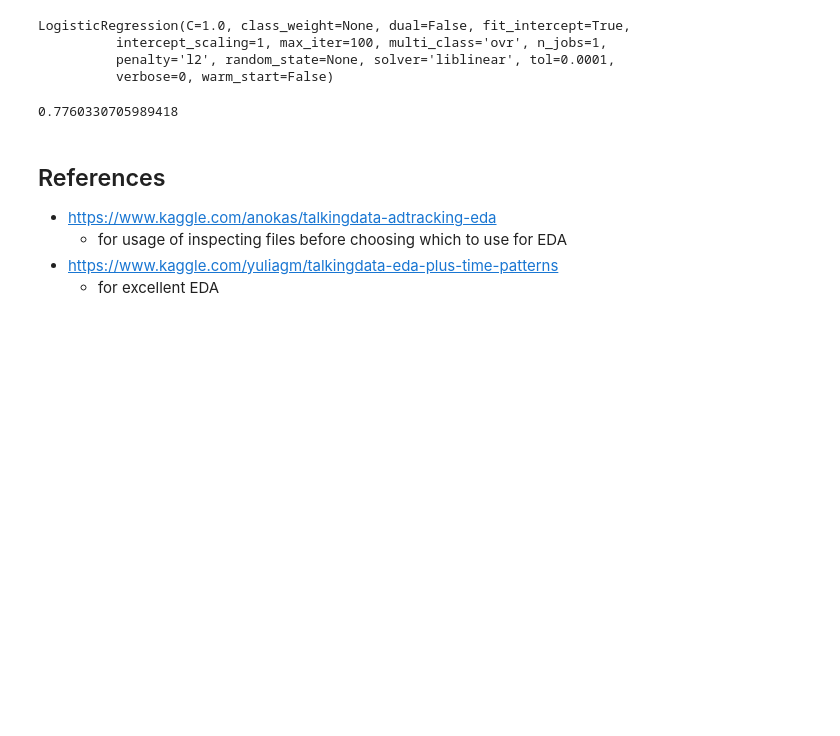
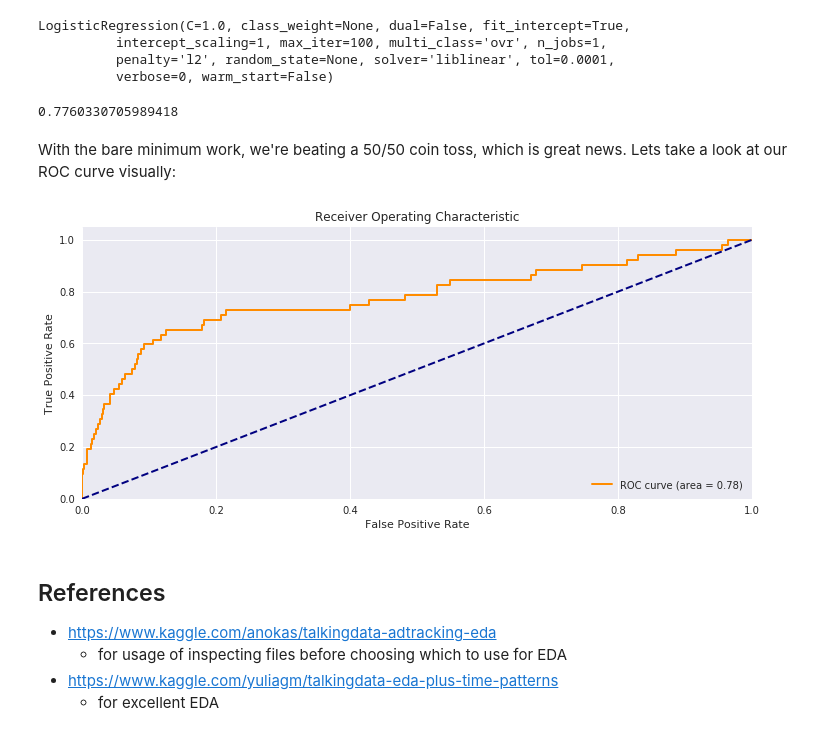
Before and after one commit to GregHilston/kaggle-talking-data-ad-tracking-fraud-detection-challenge, a Jupyter notebook: grehg.ipynb, the cells around one changed output. Drawn from its saved outputs; the diff is of its cells as text; code cells hidden in the pictures; blank space fills up the shorter version.

Commit message:
Got a ROC curve visually

```diff
--- a/grehg.ipynb
+++ b/grehg.ipynb
@@ -433,3 +435,18 @@ y = train[y_column]
+# %%
+def roc_curve(y_test, y_pred):
+    fpr, tpr, _ = metrics.roc_curve(y_test, y_pred)
+
+    plt.figure()
+    lw = 2
+    plt.plot(fpr, tpr, color='darkorange',
+            lw=lw, label='ROC curve (area = %0.2f)' % metrics.auc(fpr, tpr))
+    plt.plot([0, 1], [0, 1], color='navy', lw=lw, linestyle='--')
+    plt.xlim([0.0, 1.0])
+    plt.ylim([0.0, 1.05])
+    plt.xlabel('False Positive Rate')
+    plt.ylabel('True Positive Rate')
+    plt.title('Receiver Operating Characteristic')
+    plt.legend(loc="lower right")
 # %% [markdown]
 #### Simple Logistic Regression
 
@@ -448,6 +465,12 @@ LogisticRegression(C=1.0, class_weight=None, dual=False, fit_intercept=True,
 metrics.roc_auc_score(y_test, lr.predict_proba(x_test)[:,1])
 # %% [output]
 0.7760330705989418
+# %% [markdown]
+With the bare minimum work, we're beating a 50/50 coin toss, which is great news. Lets take a look at our ROC curve visually:
+# %%
+roc_curve(y_test, lr.predict_proba(x_test)[:,1])
+# %% [output]
+[figure, added]
 # %% [markdown]
 ## References
 
```
Also changed, not shown: parts of 1 cell of this notebook.
